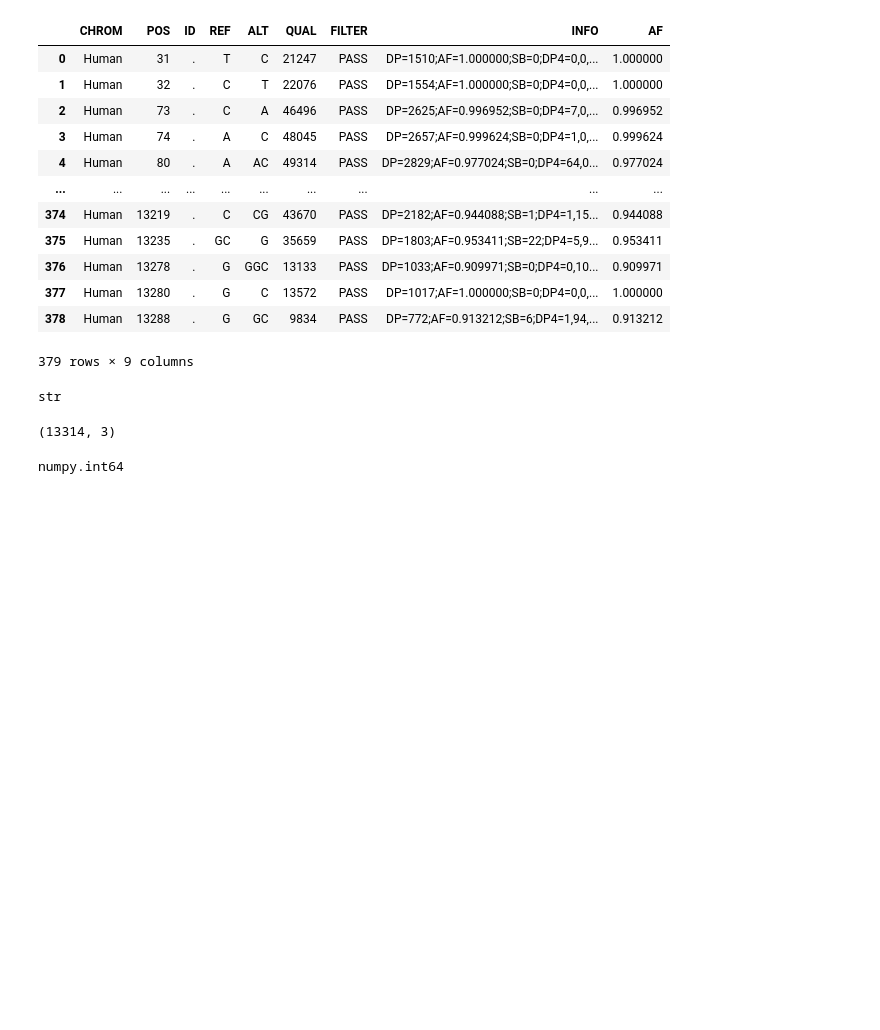
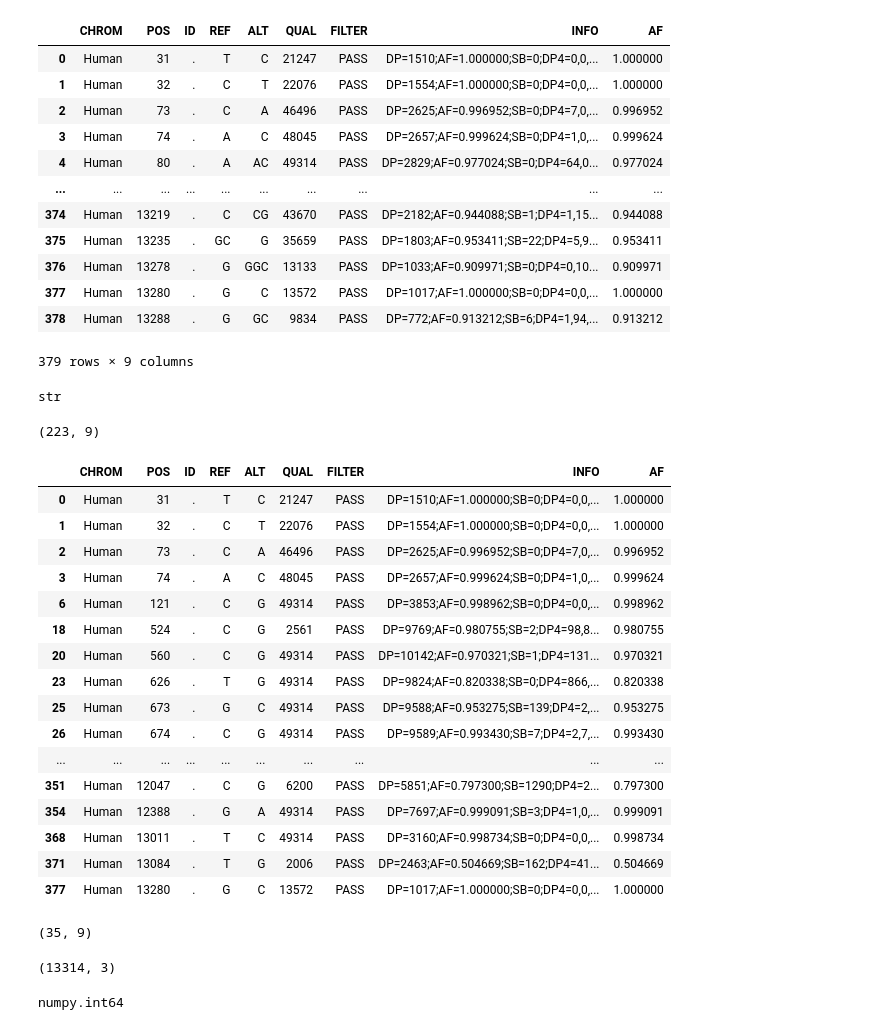
Before and after one commit to chowfi/Human-rDNA, a Jupyter notebook: notebooks/vcf_Reframe_snp_v1.ipynb, the cells around one changed output. Cells and saved outputs as stored; diff of their text form; code cells hidden in the pictures; blank space fills up the shorter version.

```diff
--- a/notebooks/vcf_Reframe_snp_v1.ipynb
+++ b/notebooks/vcf_Reframe_snp_v1.ipynb
@@ -39,6 +39,42 @@ df
 type(df['AF'].iloc[0])
 # %% [output]
 str
+# %%
+snp = ['C', 'A', 'G', 'T']
+
+snp_df_og = df[
+    (df['REF'].isin(snp)) &
+    (df['ALT'].isin(snp)) &
+    (df['REF'].str.len() == 1)
+]
+
+snp_df_og.shape
+# %% [output]
+(223, 9)
+# %%
+snp_df_og[snp_df_og['AF'].astype(float) > 0.5]
+# %% [output]
+|  | CHROM | POS | ID | REF | ALT | QUAL | FILTER | INFO | AF |
+| 0 | Human | 31 | . | T | C | 21247 | PASS | DP=1510;AF=1.000000;SB=0;DP4=0,0,... | 1.000000 |
+| 1 | Human | 32 | . | C | T | 22076 | PASS | DP=1554;AF=1.000000;SB=0;DP4=0,0,... | 1.000000 |
+| 2 | Human | 73 | . | C | A | 46496 | PASS | DP=2625;AF=0.996952;SB=0;DP4=7,0,... | 0.996952 |
+| 3 | Human | 74 | . | A | C | 48045 | PASS | DP=2657;AF=0.999624;SB=0;DP4=1,0,... | 0.999624 |
+| 6 | Human | 121 | . | C | G | 49314 | PASS | DP=3853;AF=0.998962;SB=0;DP4=0,0,... | 0.998962 |
+| 18 | Human | 524 | . | C | G | 2561 | PASS | DP=9769;AF=0.980755;SB=2;DP4=98,8... | 0.980755 |
+| 20 | Human | 560 | . | C | G | 49314 | PASS | DP=10142;AF=0.970321;SB=1;DP4=131... | 0.970321 |
+| 23 | Human | 626 | . | T | G | 49314 | PASS | DP=9824;AF=0.820338;SB=0;DP4=866,... | 0.820338 |
+| 25 | Human | 673 | . | G | C | 49314 | PASS | DP=9588;AF=0.953275;SB=139;DP4=2,... | 0.953275 |
+| 26 | Human | 674 | . | C | G | 49314 | PASS | DP=9589;AF=0.993430;SB=7;DP4=2,7,... | 0.993430 |
+| ... | ... | ... | ... | ... | ... | ... | ... | ... | ... |
+| 351 | Human | 12047 | . | C | G | 6200 | PASS | DP=5851;AF=0.797300;SB=1290;DP4=2... | 0.797300 |
+| 354 | Human | 12388 | . | G | A | 49314 | PASS | DP=7697;AF=0.999091;SB=3;DP4=1,0,... | 0.999091 |
+| 368 | Human | 13011 | . | T | C | 49314 | PASS | DP=3160;AF=0.998734;SB=0;DP4=0,0,... | 0.998734 |
+| 371 | Human | 13084 | . | T | G | 2006 | PASS | DP=2463;AF=0.504669;SB=162;DP4=41... | 0.504669 |
+| 377 | Human | 13280 | . | G | C | 13572 | PASS | DP=1017;AF=1.000000;SB=0;DP4=0,0,... | 1.000000 |
+# %%
+snp_df_og[snp_df_og['AF'].astype(float) > 0.5].shape
+# %% [output]
+(35, 9)
 # %%
 #get sequnce of individual at each position
 og_ref = pd.read_csv('/Users/fionachow/Documents/NYU/CDS/Summer 2024/Human rDNA Research/Project/Human-rDNA/outputs/src_outputs/og_ref.csv')
```
Also changed, not shown: parts of 12 cells of this notebook, 1 other file.
